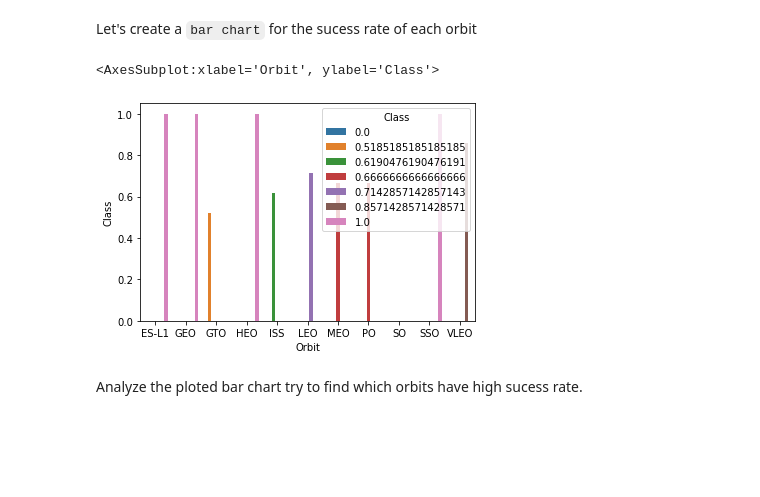
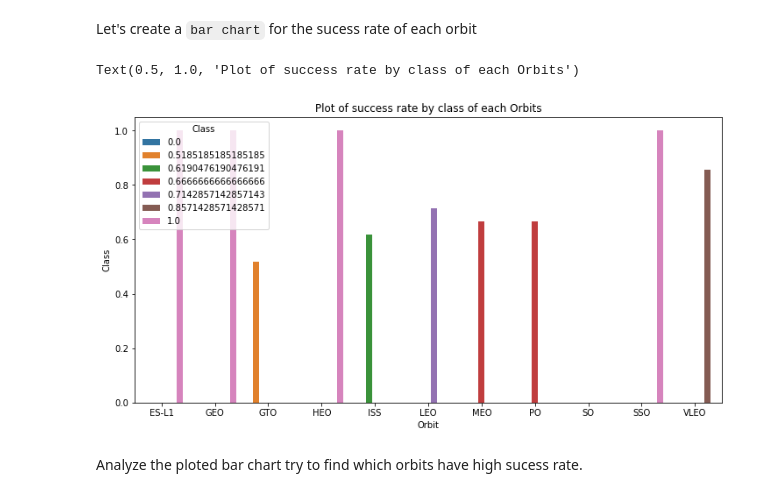
Before and after one commit to chrismoss26/Capstone_Spacex, a Jupyter notebook: EDA with Visualization.ipynb, the cells around one changed output. Saved outputs shown, nothing was run; the diff lists cells and outputs as text; code cells hidden in the pictures; blank space fills up the shorter version.

```diff
--- a/EDA with Visualization.ipynb
+++ b/EDA with Visualization.ipynb
@@ -115,11 +115,13 @@ Let's create a `bar chart` for the sucess rate of each orbit
 # %%
 # HINT use groupby method on Orbit column and get the mean of Class column
 orbit_success = df.groupby('Orbit').mean()
 orbit_success.reset_index(inplace=True)
-sns.barplot(x="Orbit",y="Class",data=orbit_success,hue='Class')
+orbit_bar=plt.subplots(figsize=(12,6))
+orbit_bar=sns.barplot(x="Orbit",y="Class",data=orbit_success,hue='Class')
+orbit_bar.set_title('Plot of success rate by class of each Orbits', fontdict={'size':12})
 # %% [output]
-<AxesSubplot:xlabel='Orbit', ylabel='Class'>
+Text(0.5, 1.0, 'Plot of success rate by class of each Orbits')
-[figure, old version]
+[figure, new version]
 # %% [markdown]
 Analyze the ploted bar chart try to find which orbits have high sucess rate.
 # %% [markdown]
```
Also changed, not shown: parts of 2 cells of this notebook.
